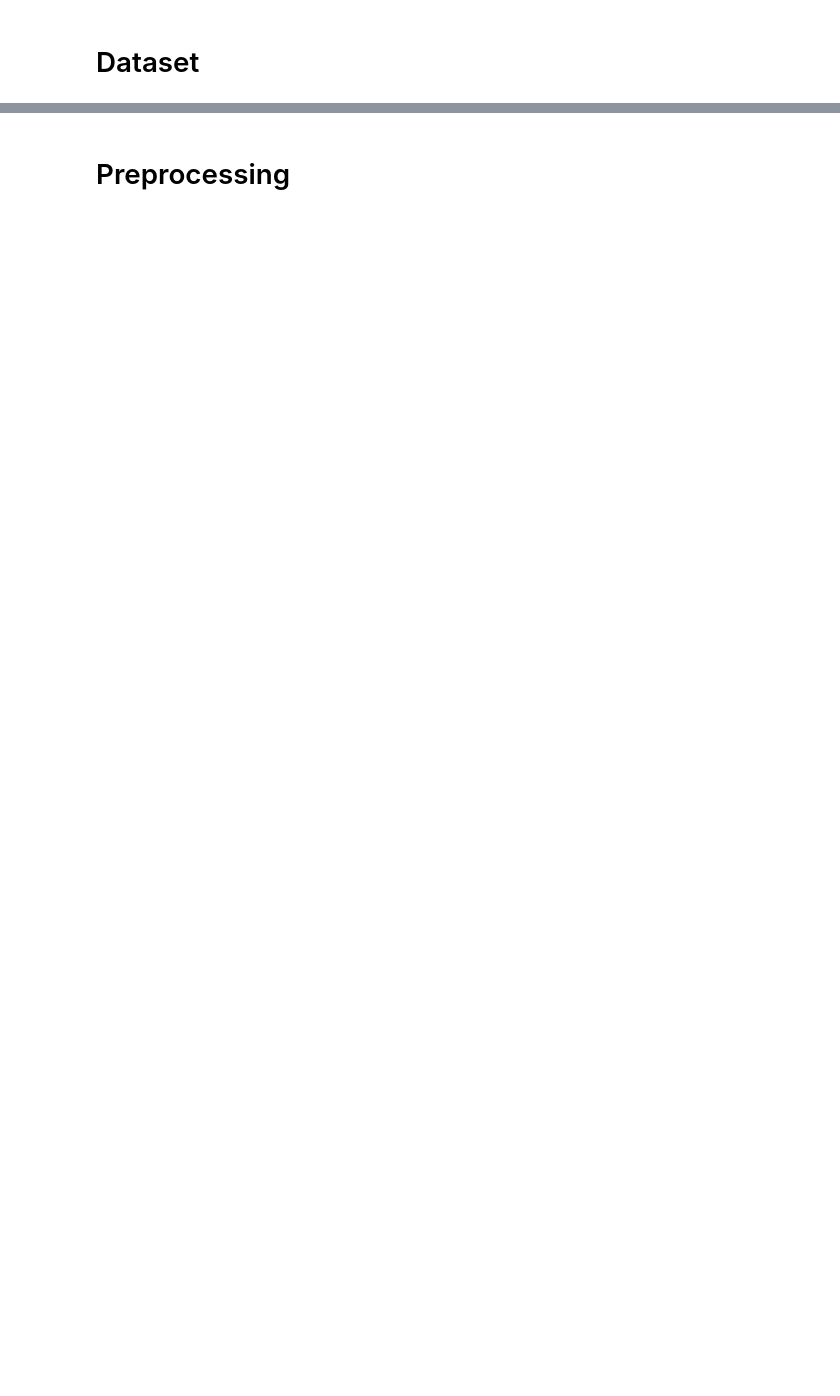
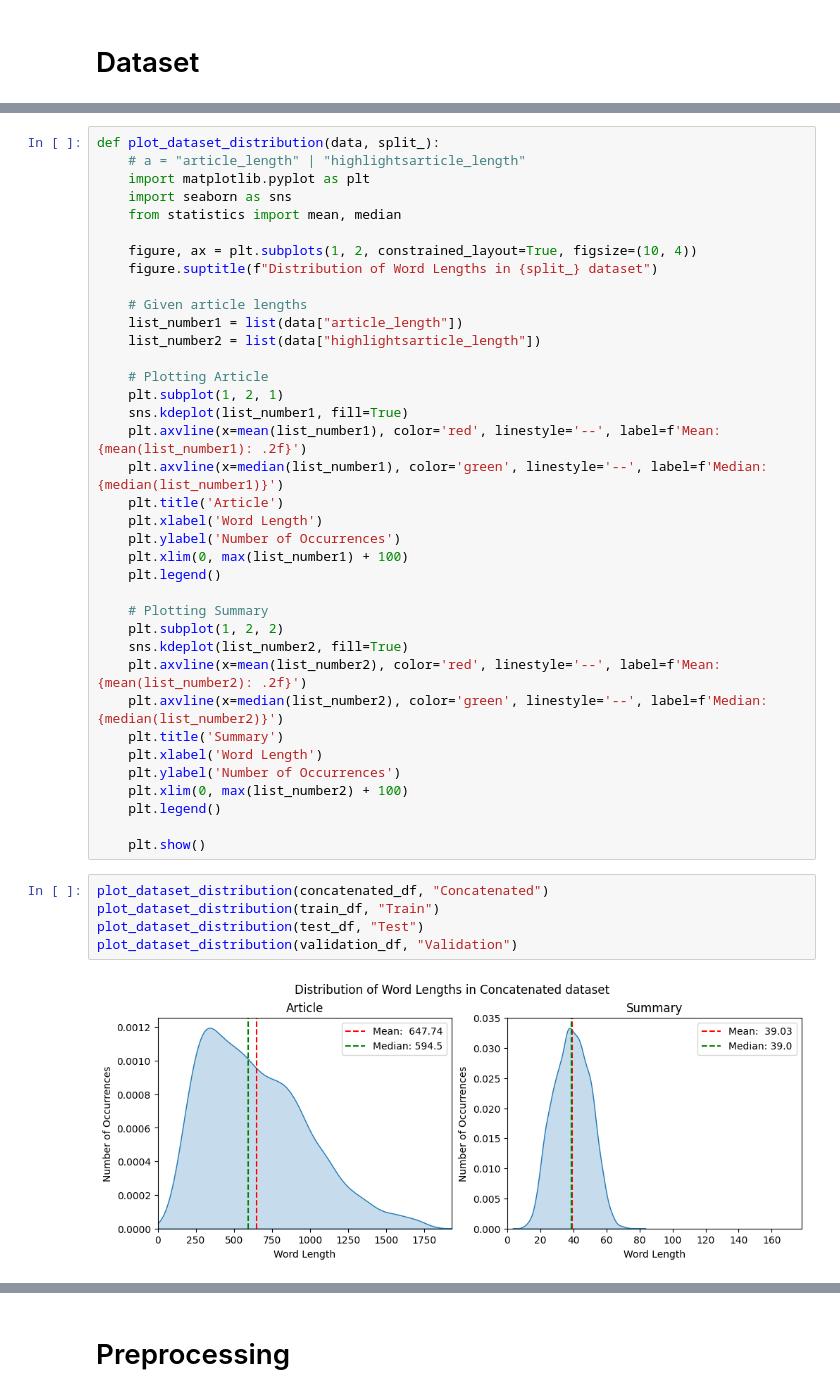
Before and after one commit to cjsonnnnn/Text-Summarization, a Jupyter notebook: UAS_Deep_Learning.ipynb, the cells around one changed output, grey strips where cells are left out. Cells and saved outputs as stored; diff of their text form; blank space fills up the shorter version.

```diff
--- a/UAS_Deep_Learning.ipynb
+++ b/UAS_Deep_Learning.ipynb
@@ -72,0 +115,44 @@ DatasetDict({
+# %%
+def plot_dataset_distribution(data, split_):
+    # a = "article_length" | "highlightsarticle_length"
+    import matplotlib.pyplot as plt
+    import seaborn as sns
+    from statistics import mean, median
+
+    figure, ax = plt.subplots(1, 2, constrained_layout=True, figsize=(10, 4))
+    figure.suptitle(f"Distribution of Word Lengths in {split_} dataset")
+
+    # Given article lengths
+    list_number1 = list(data["article_length"])
+    list_number2 = list(data["highlightsarticle_length"])
+
+    # Plotting Article
+    plt.subplot(1, 2, 1)
+    sns.kdeplot(list_number1, fill=True)
+    plt.axvline(x=mean(list_number1), color='red', linestyle='--', label=f'Mean: {mean(list_number1): .2f}')
+    plt.axvline(x=median(list_number1), color='green', linestyle='--', label=f'Median: {median(list_number1)}')
+    plt.title('Article')
+    plt.xlabel('Word Length')
+    plt.ylabel('Number of Occurrences')
+    plt.xlim(0, max(list_number1) + 100)
+    plt.legend()
+
+    # Plotting Summary
+    plt.subplot(1, 2, 2)
+    sns.kdeplot(list_number2, fill=True)
+    plt.axvline(x=mean(list_number2), color='red', linestyle='--', label=f'Mean: {mean(list_number2): .2f}')
+    plt.axvline(x=median(list_number2), color='green', linestyle='--', label=f'Median: {median(list_number2)}')
+    plt.title('Summary')
+    plt.xlabel('Word Length')
+    plt.ylabel('Number of Occurrences')
+    plt.xlim(0, max(list_number2) + 100)
+    plt.legend()
+
+    plt.show()
+# %%
+plot_dataset_distribution(concatenated_df, "Concatenated")
+plot_dataset_distribution(train_df, "Train")
+plot_dataset_distribution(test_df, "Test")
+plot_dataset_distribution(validation_df, "Validation")
+# %% [output]
+[figure, added]
```
Also changed, not shown: parts of 48 cells of this notebook.
